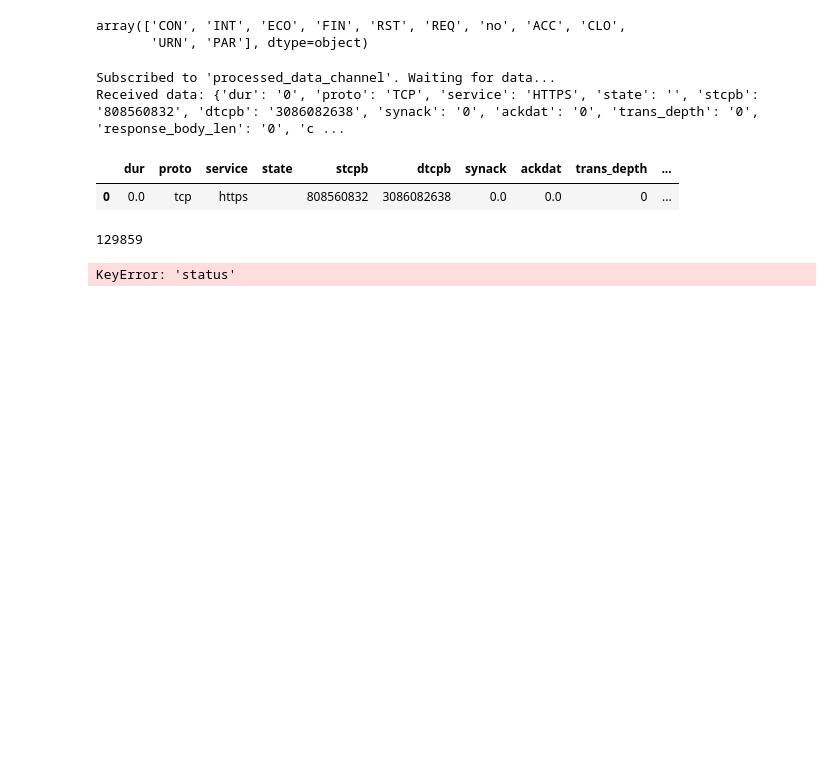
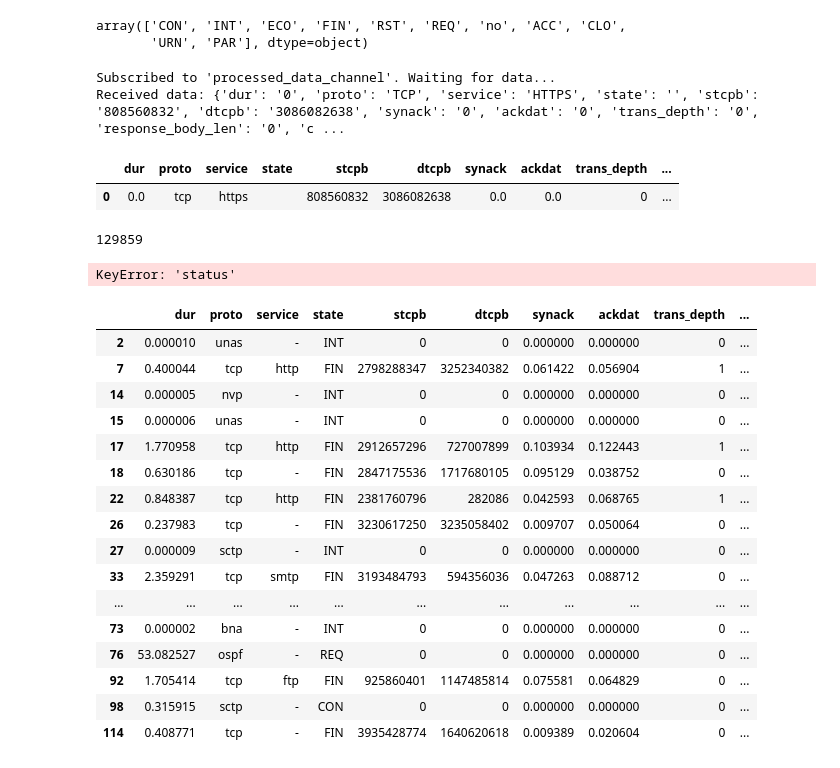
Before and after one commit to AuspicesAI/ScytheEx-Hackathon, a Jupyter notebook: ai/notebooks/DBInputProcessing.ipynb, the cells around one changed output. Drawn from its saved outputs; the diff is of its cells as text; code cells hidden in the pictures; blank space fills up the shorter version.

```diff
--- a/ai/notebooks/DBInputProcessing.ipynb
+++ b/ai/notebooks/DBInputProcessing.ipynb
@@ -111,3 +111,23 @@ df.shape[0]
 df["status"].unique()
 # %% [output]
 KeyError: 'status'
+# %%
+df[df['attack_cat'] == "Exploits"].head(20)
+# %% [output]
+|  | dur | proto | service | state | stcpb | dtcpb | synack | ackdat | trans_depth | ... |
+| 2 | 0.000010 | unas | - | INT | 0 | 0 | 0.000000 | 0.000000 | 0 | ... |
+| 7 | 0.400044 | tcp | http | FIN | 2798288347 | 3252340382 | 0.061422 | 0.056904 | 1 | ... |
+| 14 | 0.000005 | nvp | - | INT | 0 | 0 | 0.000000 | 0.000000 | 0 | ... |
+| 15 | 0.000006 | unas | - | INT | 0 | 0 | 0.000000 | 0.000000 | 0 | ... |
+| 17 | 1.770958 | tcp | http | FIN | 2912657296 | 727007899 | 0.103934 | 0.122443 | 1 | ... |
+| 18 | 0.630186 | tcp | - | FIN | 2847175536 | 1717680105 | 0.095129 | 0.038752 | 0 | ... |
+| 22 | 0.848387 | tcp | http | FIN | 2381760796 | 282086 | 0.042593 | 0.068765 | 1 | ... |
+| 26 | 0.237983 | tcp | - | FIN | 3230617250 | 3235058402 | 0.009707 | 0.050064 | 0 | ... |
+| 27 | 0.000009 | sctp | - | INT | 0 | 0 | 0.000000 | 0.000000 | 0 | ... |
+| 33 | 2.359291 | tcp | smtp | FIN | 3193484793 | 594356036 | 0.047263 | 0.088712 | 0 | ... |
+| ... | ... | ... | ... | ... | ... | ... | ... | ... | ... | ... |
+| 73 | 0.000002 | bna | - | INT | 0 | 0 | 0.000000 | 0.000000 | 0 | ... |
+| 76 | 53.082527 | ospf | - | REQ | 0 | 0 | 0.000000 | 0.000000 | 0 | ... |
+| 92 | 1.705414 | tcp | ftp | FIN | 925860401 | 1147485814 | 0.075581 | 0.064829 | 0 | ... |
+| 98 | 0.315915 | sctp | - | CON | 0 | 0 | 0.000000 | 0.000000 | 0 | ... |
+| 114 | 0.408771 | tcp | - | FIN | 3935428774 | 1640620618 | 0.009389 | 0.020604 | 0 | ... |
```
Also changed, not shown: 3 other files.
